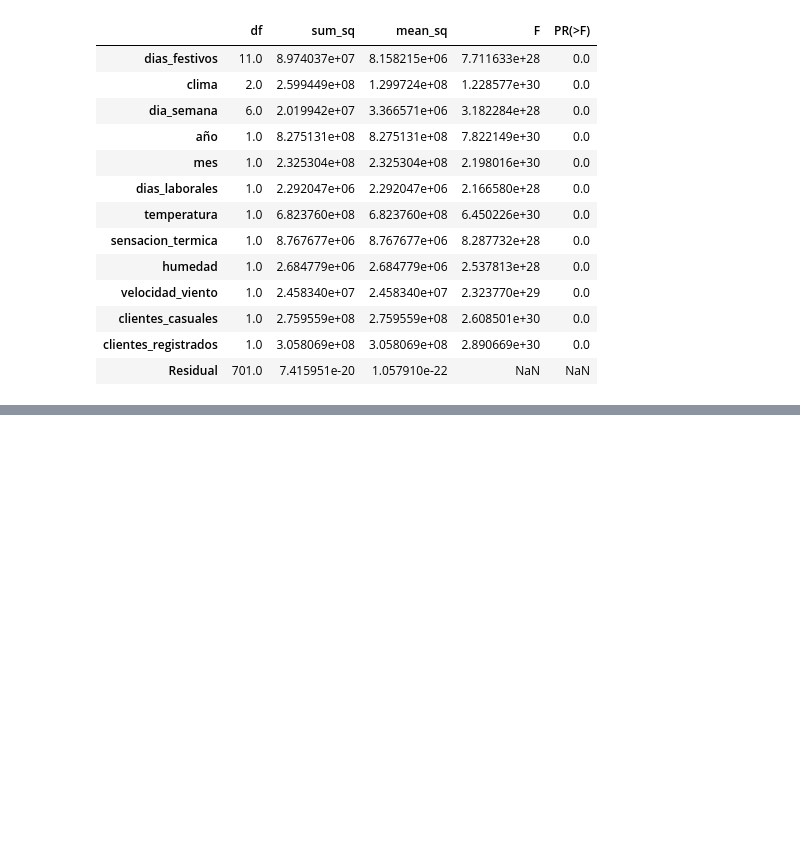
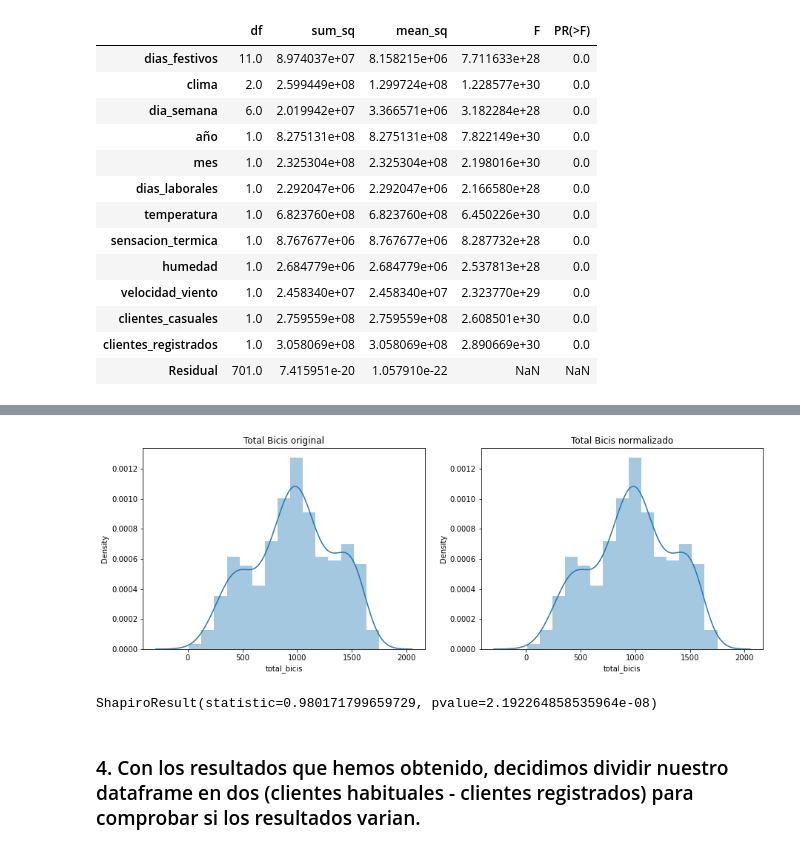
Before and after one commit to Adalab/project-da-promo-c-module-3-team-3, a Jupyter notebook: notebooks/3-EDA-Regresion.ipynb, the cells around one changed output, grey strips where cells are left out. Drawn from its saved outputs; the diff is of its cells as text; code cells hidden in the pictures; blank space fills up the shorter version.

```diff
--- a/notebooks/3-EDA-Regresion.ipynb
+++ b/notebooks/3-EDA-Regresion.ipynb
@@ -257,0 +285,16 @@ strong multicollinearity or other numerical problems.
+# %%
+fig, axes = plt.subplots(1, 2, figsize = (15,5))
+
+axes[0].set_title('Total Bicis original')
+axes[1].set_title('Total Bicis normalizado')
+
+sns.distplot(df['total_bicis'] ,ax = axes[0])
+sns.distplot(df['total_bicis'], ax = axes[1]);
+# %% [output]
+[figure, added]
+# %%
+stats.shapiro(df["total_bicis"])
+# %% [output]
+ShapiroResult(statistic=0.980171799659729, pvalue=2.192264858535964e-08)
+# %% [markdown]
+### 4. Con los resultados que hemos obtenido, decidimos dividir nuestro dataframe en dos (clientes habituales - clientes registrados) para comprobar si los resultados varian.
```
Also changed, not shown: parts of 18 cells of this notebook, 5 other files.
